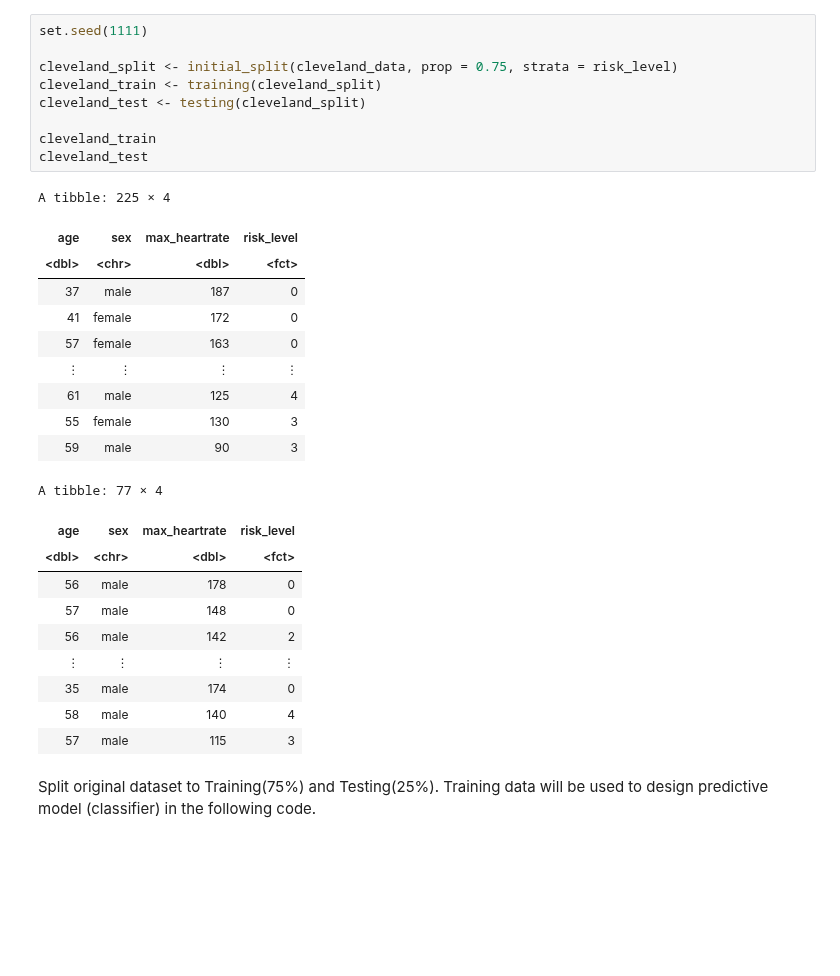
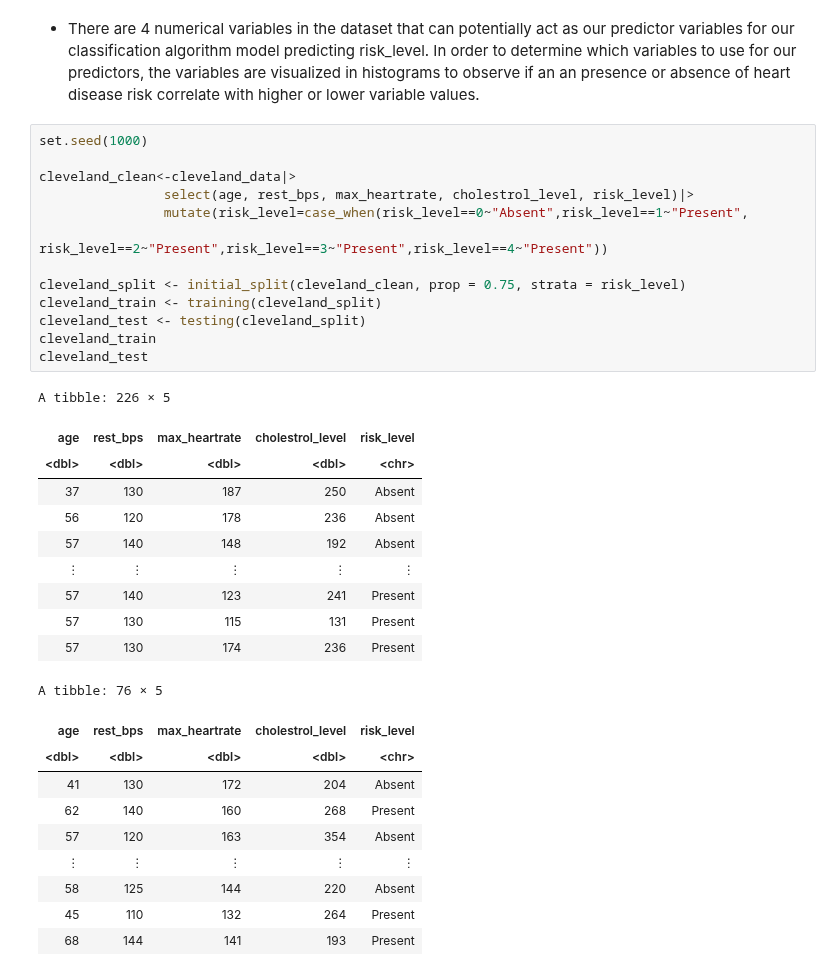
Before and after one commit to samdang03/DSCI-100_2022w2-Group-006, a Jupyter notebook: DCSI100-Final Project Report.ipynb, the cells around one changed output. Saved outputs shown, nothing was run; the diff lists cells and outputs as text; blank space fills up the shorter version.

```diff
--- a/DCSI100-Final Project Report.ipynb
+++ b/DCSI100-Final Project Report.ipynb
@@ -70,32 +105,36 @@ Note: generally 0=normal and 1-4=abnormal, presence of, or potential risk
+# %% [markdown]
+- There are 4 numerical variables in the dataset that can potentially act as our predictor variables for our classification algorithm model predicting risk_level. In order to determine which variables to use for our predictors, the variables are visualized in histograms to observe if an an presence or absence of heart disease risk correlate with higher or lower variable values.
 # %%
-set.seed(1111)
+set.seed(1000)
 
-cleveland_split <- initial_split(cleveland_data, prop = 0.75, strata = risk_level)
+cleveland_clean<-cleveland_data|>
+                select(age, rest_bps, max_heartrate, cholestrol_level, risk_level)|>
+                mutate(risk_level=case_when(risk_level==0~"Absent",risk_level==1~"Present",
+                                         risk_level==2~"Present",risk_level==3~"Present",risk_level==4~"Present"))
+
+cleveland_split <- initial_split(cleveland_clean, prop = 0.75, strata = risk_level)
 cleveland_train <- training(cleveland_split)
 cleveland_test <- testing(cleveland_split)
-
 cleveland_train
 cleveland_test
 # %% [output]
-A tibble: 225 × 4
+A tibble: 226 × 5
-| age | sex | max_heartrate | risk_level |
-| <dbl> | <chr> | <dbl> | <fct> |
-| 37 | male | 187 | 0 |
-| 41 | female | 172 | 0 |
-| 57 | female | 163 | 0 |
-| ⋮ | ⋮ | ⋮ | ⋮ |
-| 61 | male | 125 | 4 |
-| 55 | female | 130 | 3 |
-| 59 | male | 90 | 3 |
+| age | rest_bps | max_heartrate | cholestrol_level | risk_level |
+| <dbl> | <dbl> | <dbl> | <dbl> | <chr> |
+| 37 | 130 | 187 | 250 | Absent |
+| 56 | 120 | 178 | 236 | Absent |
+| 57 | 140 | 148 | 192 | Absent |
+| ⋮ | ⋮ | ⋮ | ⋮ | ⋮ |
+| 57 | 140 | 123 | 241 | Present |
+| 57 | 130 | 115 | 131 | Present |
+| 57 | 130 | 174 | 236 | Present |
-A tibble: 77 × 4
+A tibble: 76 × 5
-| age | sex | max_heartrate | risk_level |
-| <dbl> | <chr> | <dbl> | <fct> |
-| 56 | male | 178 | 0 |
-| 57 | male | 148 | 0 |
-| 56 | male | 142 | 2 |
-| ⋮ | ⋮ | ⋮ | ⋮ |
-| 35 | male | 174 | 0 |
-| 58 | male | 140 | 4 |
-| 57 | male | 115 | 3 |
+| age | rest_bps | max_heartrate | cholestrol_level | risk_level |
+| <dbl> | <dbl> | <dbl> | <dbl> | <chr> |
+| 41 | 130 | 172 | 204 | Absent |
+| 62 | 140 | 160 | 268 | Present |
+| 57 | 120 | 163 | 354 | Absent |
+| ⋮ | ⋮ | ⋮ | ⋮ | ⋮ |
+| 58 | 125 | 144 | 220 | Absent |
+| 45 | 110 | 132 | 264 | Present |
+| 68 | 144 | 141 | 193 | Present |
-# %% [markdown]
-Split original dataset to Training(75%) and Testing(25%). Training data will be used to design predictive model (classifier) in the following code.
```
Also changed, not shown: parts of 16 cells of this notebook.
